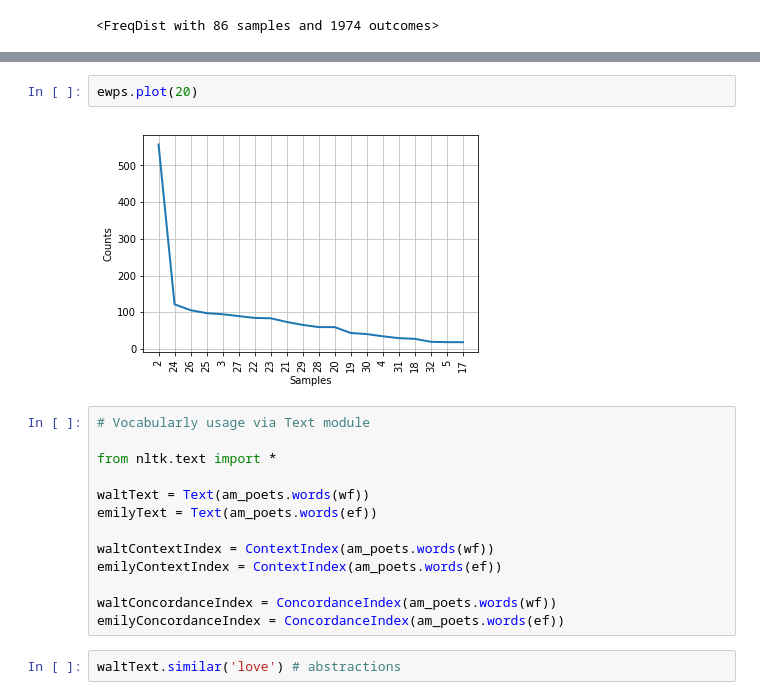
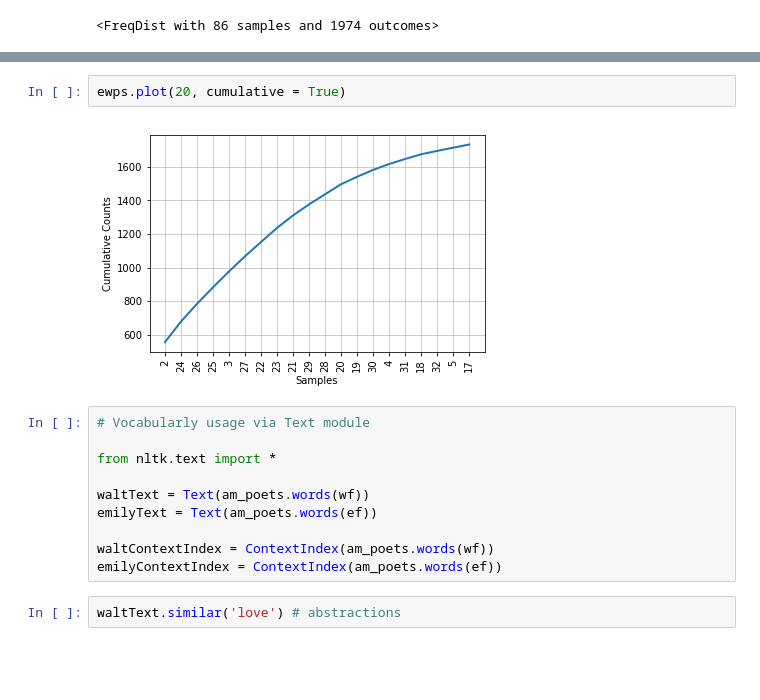
Before and after one commit to unmrds/cc-nlp, a Jupyter notebook: 02_Python_NLP_Tutorial.ipynb, the cells around one changed output, grey strips where cells are left out. Drawn from its saved outputs; the diff is of its cells as text; blank space fills up the shorter version.

```diff
--- a/02_Python_NLP_Tutorial.ipynb
+++ b/02_Python_NLP_Tutorial.ipynb
@@ -712,9 +715,9 @@ ewps.most_common(20)
  (5, 19),
  (17, 19)]
 # %%
-ewps.plot(20)
+ewps.plot(20, cumulative = True)
 # %% [output]
-[figure, old version]
+[figure, new version]
 # %%
 # Vocabularly usage via Text module
 
@@ -725,9 +728,6 @@ emilyText = Text(am_poets.words(ef))
 
 waltContextIndex = ContextIndex(am_poets.words(wf))
 emilyContextIndex = ContextIndex(am_poets.words(ef))
-
-waltConcordanceIndex = ConcordanceIndex(am_poets.words(wf))
-emilyConcordanceIndex = ConcordanceIndex(am_poets.words(ef))
 # %%
 waltText.similar('love') # abstractions
 # %% [output]
```
Also changed, not shown: parts of 22 cells of this notebook.
